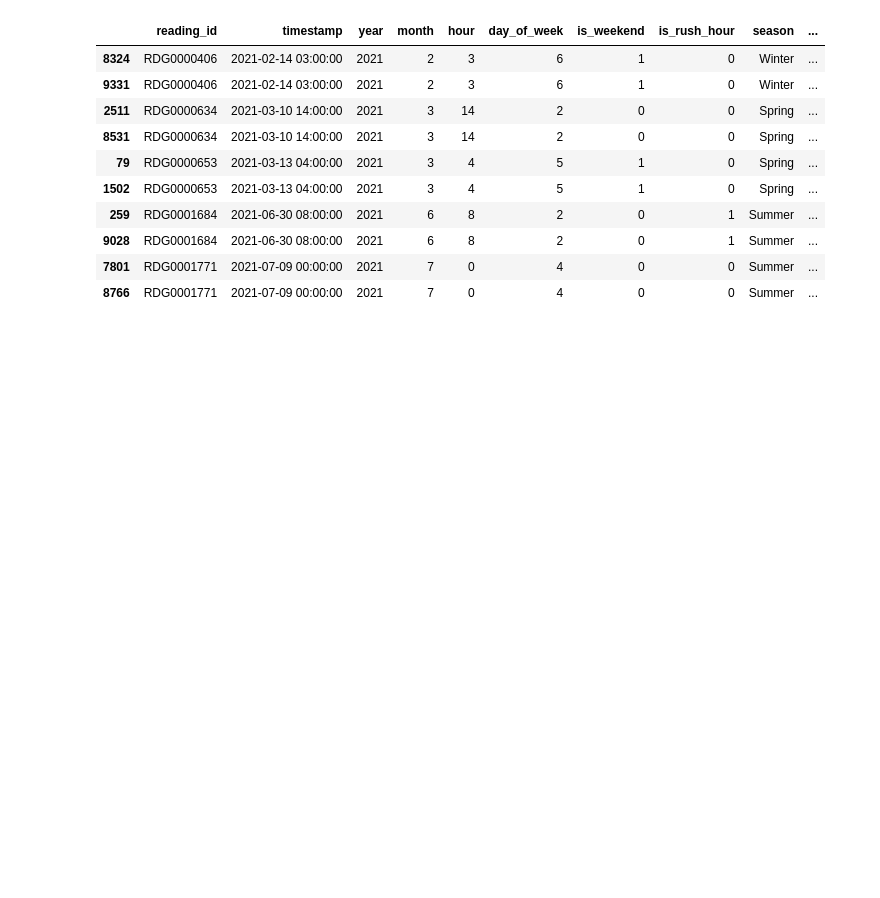
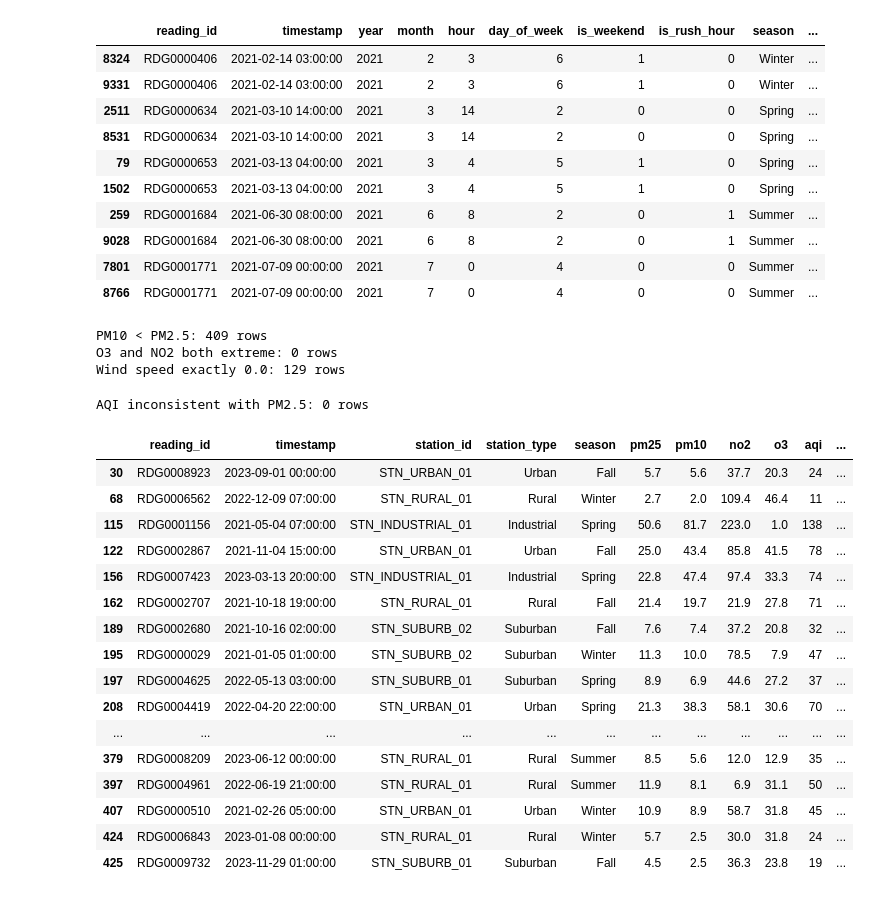
Before and after one commit to Wewds1/Air_Quality_ML, a Jupyter notebook: notebooks/01_data_quality.ipynb, the cells around one changed output. Drawn from its saved outputs; the diff is of its cells as text; code cells hidden in the pictures; blank space fills up the shorter version.

```diff
--- a/notebooks/01_data_quality.ipynb
+++ b/notebooks/01_data_quality.ipynb
@@ -125,3 +127,81 @@ dup_rows.head(10)
 | 9028 | RDG0001684 | 2021-06-30 08:00:00 | 2021 | 6 | 8 | 2 | 0 | 1 | Summer | ... |
 | 7801 | RDG0001771 | 2021-07-09 00:00:00 | 2021 | 7 | 0 | 4 | 0 | 0 | Summer | ... |
 | 8766 | RDG0001771 | 2021-07-09 00:00:00 | 2021 | 7 | 0 | 4 | 0 | 0 | Summer | ... |
+# %%
+pm_invalid = df["pm10"] < df["pm25"]
+print(f"PM10 < PM2.5: {pm_invalid.sum()} rows")
+
+both_extreme = (df["o3"] > 200) & (df["no2"] > 200)
+print(f"O3 and NO2 both extreme: {both_extreme.sum()} rows")
+
+stuck_anemometer = df["wind_speed_ms"] == 0.0
+print(f"Wind speed exactly 0.0: {stuck_anemometer.sum()} rows")
+# %% [output]
+PM10 < PM2.5: 409 rows
+O3 and NO2 both extreme: 0 rows
+Wind speed exactly 0.0: 129 rows
+# %%
+def aqi_from_pm25(c):
+    c = np.asarray(c, dtype=float)
+    bp = [
+        (0, 12, 0, 50),
+        (12.1, 35.4, 51, 100),
+        (35.5, 55.4, 101, 150),
+        (55.5, 150.4, 151, 200),
+        (150.5, 250.4, 201, 300),
+        (250.5, 350.4, 301, 400),
+        (350.5, 500.4, 401, 500),
+    ]
+    result = np.zeros(len(c))
+    for lo, hi, alo, ahi in bp:
+        mask = (c >= lo) & (c <= hi)
+        result[mask] = ((ahi - alo) / (hi - lo)) * (c[mask] - lo) + alo
+    return np.round(result).astype(int)
+
+aqi_recomputed = aqi_from_pm25(df["pm25"].values)
+aqi_discrepancy = np.abs(df["aqi"] - aqi_recomputed) > 30
+
+print(f"AQI inconsistent with PM2.5: {aqi_discrepancy.sum()} rows")
+# %% [output]
+AQI inconsistent with PM2.5: 0 rows
+# %%
+problem_mask = (
+    pm_invalid
+    | both_extreme
+    | aqi_discrepancy
+    | df["wind_speed_ms"].eq(0.0)
+)
+
+problem_rows = df.loc[problem_mask, [
+    "reading_id",
+    "timestamp",
+    "station_id",
+    "station_type",
+    "season",
+    "pm25",
+    "pm10",
+    "no2",
+    "o3",
+    "aqi",
+    "wind_speed_ms",
+]]
+
+problem_rows.head(20)
+# %% [output]
+|  | reading_id | timestamp | station_id | station_type | season | pm25 | pm10 | no2 | o3 | aqi | ... |
+| 30 | RDG0008923 | 2023-09-01 00:00:00 | STN_URBAN_01 | Urban | Fall | 5.7 | 5.6 | 37.7 | 20.3 | 24 | ... |
+| 68 | RDG0006562 | 2022-12-09 07:00:00 | STN_RURAL_01 | Rural | Winter | 2.7 | 2.0 | 109.4 | 46.4 | 11 | ... |
+| 115 | RDG0001156 | 2021-05-04 07:00:00 | STN_INDUSTRIAL_01 | Industrial | Spring | 50.6 | 81.7 | 223.0 | 1.0 | 138 | ... |
+| 122 | RDG0002867 | 2021-11-04 15:00:00 | STN_URBAN_01 | Urban | Fall | 25.0 | 43.4 | 85.8 | 41.5 | 78 | ... |
+| 156 | RDG0007423 | 2023-03-13 20:00:00 | STN_INDUSTRIAL_01 | Industrial | Spring | 22.8 | 47.4 | 97.4 | 33.3 | 74 | ... |
+| 162 | RDG0002707 | 2021-10-18 19:00:00 | STN_RURAL_01 | Rural | Fall | 21.4 | 19.7 | 21.9 | 27.8 | 71 | ... |
+| 189 | RDG0002680 | 2021-10-16 02:00:00 | STN_SUBURB_02 | Suburban | Fall | 7.6 | 7.4 | 37.2 | 20.8 | 32 | ... |
+| 195 | RDG0000029 | 2021-01-05 01:00:00 | STN_SUBURB_02 | Suburban | Winter | 11.3 | 10.0 | 78.5 | 7.9 | 47 | ... |
+| 197 | RDG0004625 | 2022-05-13 03:00:00 | STN_SUBURB_01 | Suburban | Spring | 8.9 | 6.9 | 44.6 | 27.2 | 37 | ... |
+| 208 | RDG0004419 | 2022-04-20 22:00:00 | STN_URBAN_01 | Urban | Spring | 21.3 | 38.3 | 58.1 | 30.6 | 70 | ... |
+| ... | ... | ... | ... | ... | ... | ... | ... | ... | ... | ... | ... |
+| 379 | RDG0008209 | 2023-06-12 00:00:00 | STN_RURAL_01 | Rural | Summer | 8.5 | 5.6 | 12.0 | 12.9 | 35 | ... |
+| 397 | RDG0004961 | 2022-06-19 21:00:00 | STN_RURAL_01 | Rural | Summer | 11.9 | 8.1 | 6.9 | 31.1 | 50 | ... |
+| 407 | RDG0000510 | 2021-02-26 05:00:00 | STN_URBAN_01 | Urban | Winter | 10.9 | 8.9 | 58.7 | 31.8 | 45 | ... |
+| 424 | RDG0006843 | 2023-01-08 00:00:00 | STN_RURAL_01 | Rural | Winter | 5.7 | 2.5 | 30.0 | 31.8 | 24 | ... |
+| 425 | RDG0009732 | 2023-11-29 01:00:00 | STN_SUBURB_01 | Suburban | Fall | 4.5 | 2.5 | 36.3 | 23.8 | 19 | ... |
```
Also changed, not shown: parts of 5 cells of this notebook, 1 other file.
